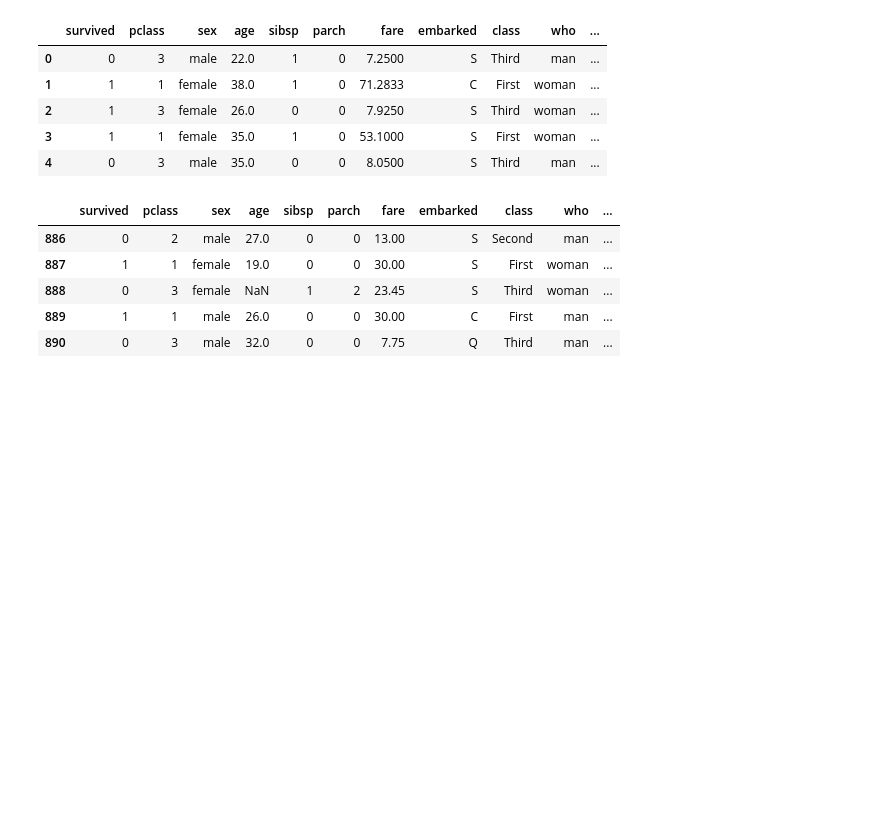
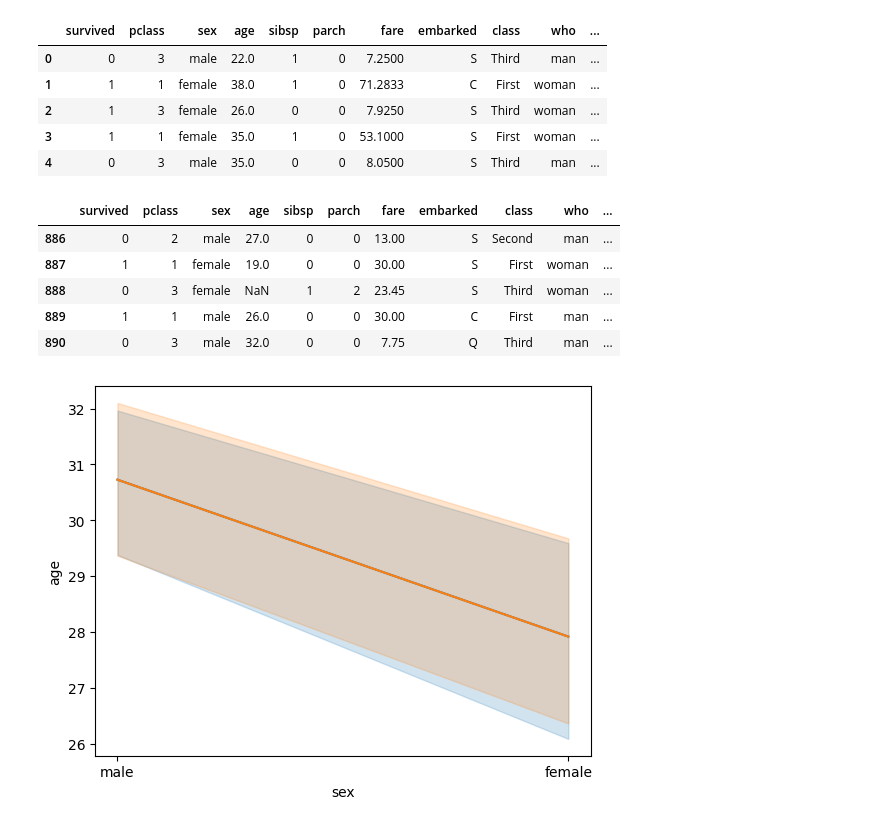
Before and after one commit to Yashshakya1/Data_Science_macbook, a Jupyter notebook: data science(self learning)/machine learning (ML)/unsupervised learning/GMM.ipynb, the cells around one changed output. Drawn from its saved outputs; the diff is of its cells as text; code cells hidden in the pictures; blank space fills up the shorter version.

```diff
--- a/data science(self learning)/machine learning (ML)/unsupervised learning/GMM.ipynb
+++ b/data science(self learning)/machine learning (ML)/unsupervised learning/GMM.ipynb
@@ -100,3 +101,8 @@ ds.tail()
 | 888 | 0 | 3 | female | NaN | 1 | 2 | 23.45 | S | Third | woman | ... |
 | 889 | 1 | 1 | male | 26.0 | 0 | 0 | 30.00 | C | First | man | ... |
 | 890 | 0 | 3 | male | 32.0 | 0 | 0 | 7.75 | Q | Third | man | ... |
+# %%
+sns.lineplot(data=ds,x = ds["sex"],y="age")
+plt.show()
+# %% [output]
+[figure, added]
```
Also changed, not shown: parts of 1 cell of this notebook.
